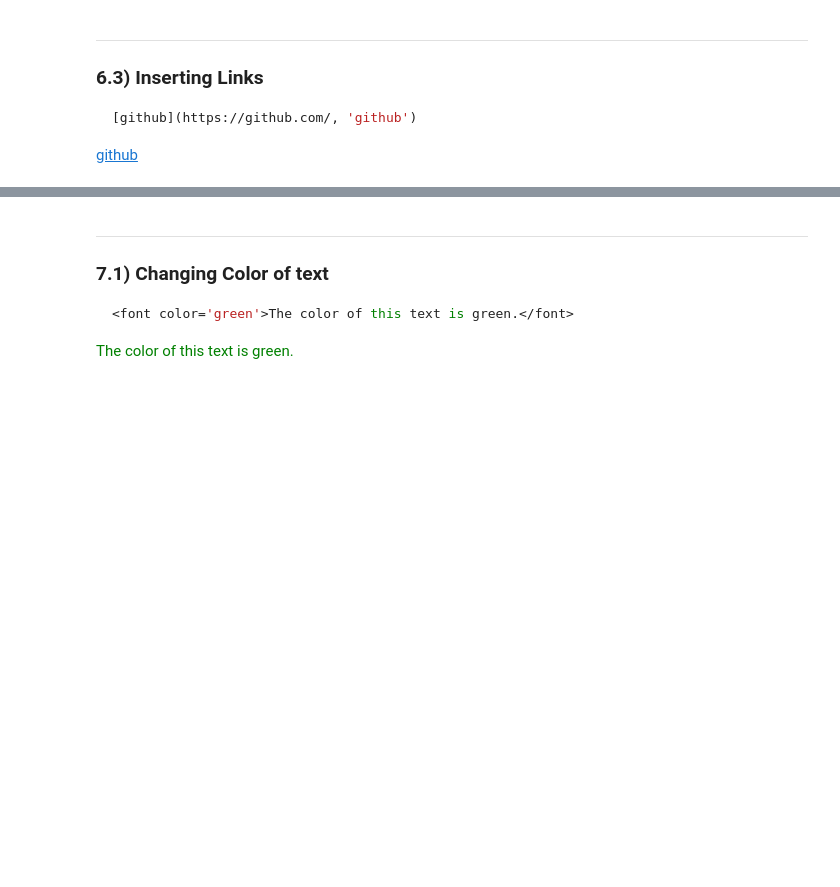
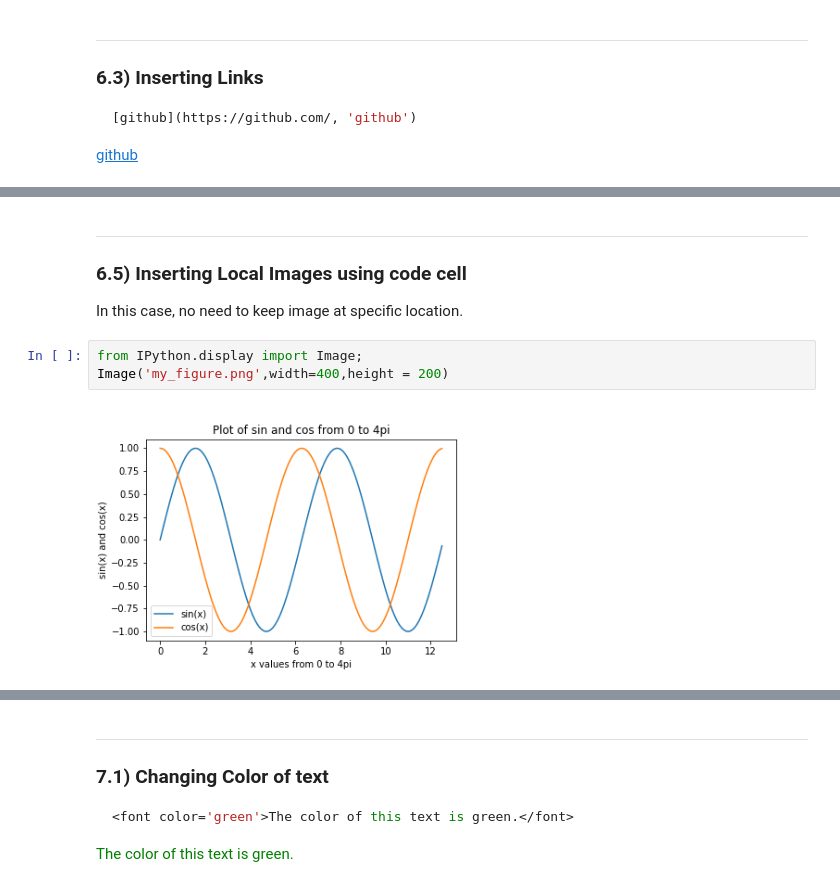
Before and after one commit to Vishnu1183/Utilities-, a Jupyter notebook: Markdown Basics.ipynb, the cells around one changed output, grey strips where cells are left out. Saved outputs shown, nothing was run; the diff lists cells and outputs as text; blank space fills up the shorter version.

Commit message:
adding image using code cell

````diff
--- a/Markdown Basics.ipynb
+++ b/Markdown Basics.ipynb
@@ -296,5 +301,14 @@ $e^{i\pi} + 1 = 0$
 # Hover over the image for the title text
 ```
 ![Alt sin_cos_curve](my_figure.png "Sine Cos Curve")
+# %% [markdown]
+---
+### 6.5) Inserting Local Images using code cell
+In this case, no need to keep image at specific location.
+# %%
+from IPython.display import Image;
+Image('my_figure.png',width=400,height = 200)
+# %% [output]
+[figure, added]
 # %% [markdown]
 ---
````
Also changed, not shown: parts of 4 cells of this notebook.
